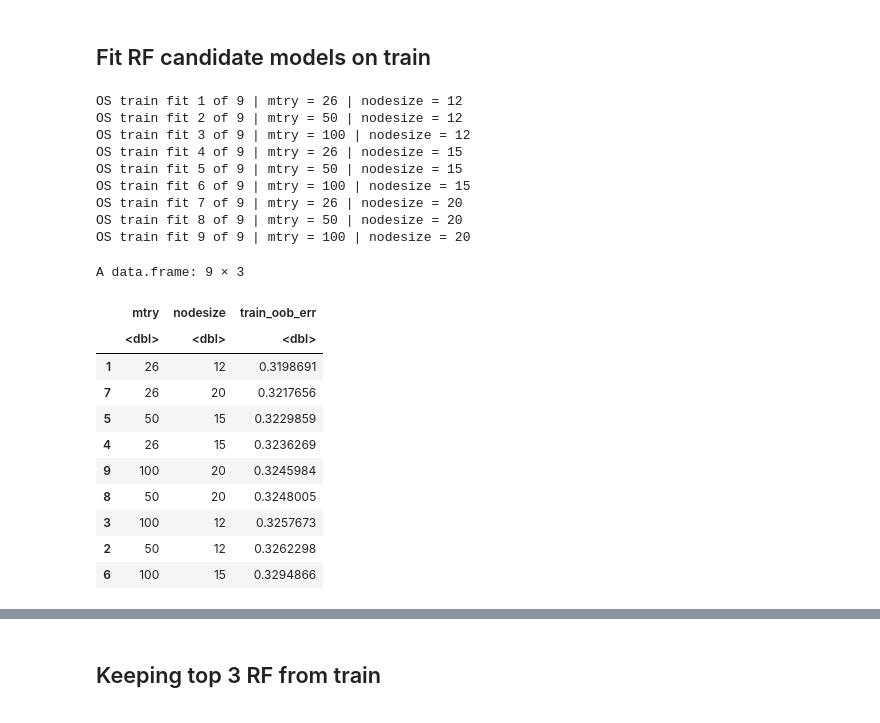
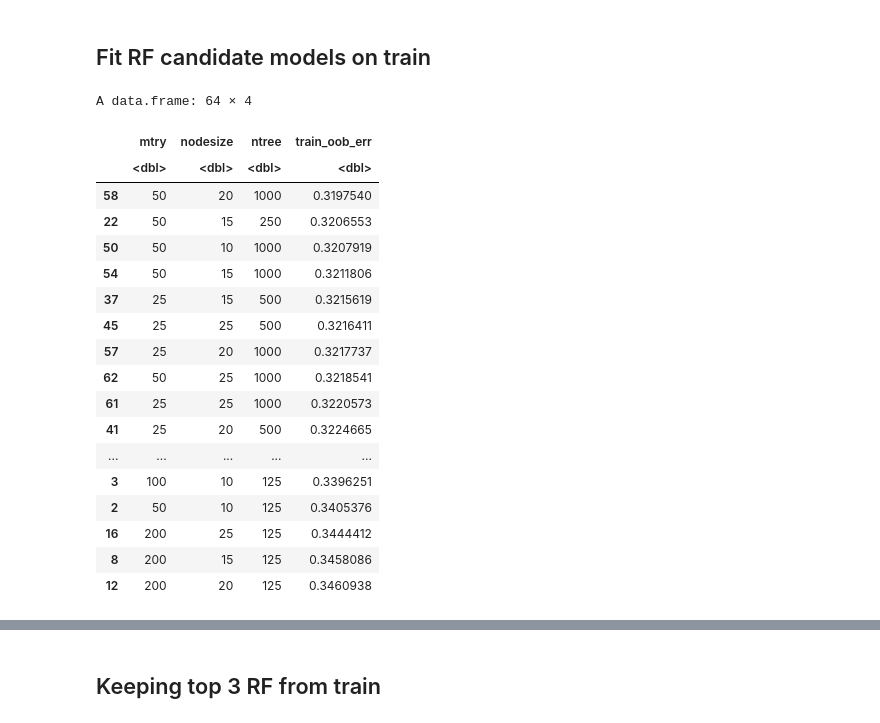
Before and after one commit to harrisdurrani/data_mining_project, a Jupyter notebook: Ensemble Tree Methods (R code).ipynb, the cells around one changed output, grey strips where cells are left out. Drawn from its saved outputs; the diff is of its cells as text; code cells hidden in the pictures.

```diff
--- a/Ensemble Tree Methods (R code).ipynb
+++ b/Ensemble Tree Methods (R code).ipynb
@@ -846,6 +854,8 @@ head(model_df_reduced)
 # %%
+# Hyperparameter grid for tuning
 rf_grid <- expand.grid(
-  mtry = c(26, 50, 100),
-  nodesize = c(12, 15, 20)
+  mtry = c(25, 50, 100, 200),
+  nodesize = c(10, 15, 20, 25),
+  ntree = c(125, 250, 500, 1000)
 )
 # %%
@@ -852,56 +863,54 @@ rf_grid <- expand.grid(
 os_rf_train_results <- data.frame()
 dfc_rf_train_results <- data.frame()
 # %%
+# Fit overall survival RF candidates on training data
 for (i in seq_len(nrow(rf_grid))) {
 
   current_rf_mtry <- rf_grid$mtry[i]
   current_rf_nodesize <- rf_grid$nodesize[i]
-
-  cat("OS train fit", i, "of", nrow(rf_grid),
-      "| mtry =", current_rf_mtry,
-      "| nodesize =", current_rf_nodesize, "\n")
+  current_rf_ntree <- rf_grid$ntree[i]
 
   os_rf_fit <- rfsrc(
     Surv(time, event) ~ .,
     data = os_train,
-    ntree = 500,
+    ntree = current_rf_ntree,
     mtry = current_rf_mtry,
     nodesize = current_rf_nodesize,
     importance = FALSE
   )
 
   os_rf_train_results <- rbind(
     os_rf_train_results,
     data.frame(
       mtry = current_rf_mtry,
       nodesize = current_rf_nodesize,
+      ntree = current_rf_ntree,
       train_oob_err = as.numeric(tail(os_rf_fit$err.rate, 1))
     )
   )
 }
 
+# Training OOB errors
 os_rf_train_results <- os_rf_train_results[order(os_rf_train_results$train_oob_err), ]
 os_rf_train_results
 # %% [output]
-OS train fit 1 of 9 | mtry = 26 | nodesize = 12
-OS train fit 2 of 9 | mtry = 50 | nodesize = 12
-OS train fit 3 of 9 | mtry = 100 | nodesize = 12
-OS train fit 4 of 9 | mtry = 26 | nodesize = 15
-OS train fit 5 of 9 | mtry = 50 | nodesize = 15
-OS train fit 6 of 9 | mtry = 100 | nodesize = 15
-OS train fit 7 of 9 | mtry = 26 | nodesize = 20
-OS train fit 8 of 9 | mtry = 50 | nodesize = 20
-OS train fit 9 of 9 | mtry = 100 | nodesize = 20
+A data.frame: 64 × 4
-A data.frame: 9 × 3
-|  | mtry | nodesize | train_oob_err |
-|  | <dbl> | <dbl> | <dbl> |
-| 1 | 26 | 12 | 0.3198691 |
-| 7 | 26 | 20 | 0.3217656 |
-| 5 | 50 | 15 | 0.3229859 |
-| 4 | 26 | 15 | 0.3236269 |
-| 9 | 100 | 20 | 0.3245984 |
-| 8 | 50 | 20 | 0.3248005 |
-| 3 | 100 | 12 | 0.3257673 |
-| 2 | 50 | 12 | 0.3262298 |
-| 6 | 100 | 15 | 0.3294866 |
+|  | mtry | nodesize | ntree | train_oob_err |
+|  | <dbl> | <dbl> | <dbl> | <dbl> |
+| 58 | 50 | 20 | 1000 | 0.3197540 |
+| 22 | 50 | 15 | 250 | 0.3206553 |
+| 50 | 50 | 10 | 1000 | 0.3207919 |
+| 54 | 50 | 15 | 1000 | 0.3211806 |
+| 37 | 25 | 15 | 500 | 0.3215619 |
+| 45 | 25 | 25 | 500 | 0.3216411 |
+| 57 | 25 | 20 | 1000 | 0.3217737 |
+| 62 | 50 | 25 | 1000 | 0.3218541 |
+| 61 | 25 | 25 | 1000 | 0.3220573 |
+| 41 | 25 | 20 | 500 | 0.3224665 |
+| ... | ... | ... | ... | ... |
+| 3 | 100 | 10 | 125 | 0.3396251 |
+| 2 | 50 | 10 | 125 | 0.3405376 |
+| 16 | 200 | 25 | 125 | 0.3444412 |
+| 8 | 200 | 15 | 125 | 0.3458086 |
+| 12 | 200 | 20 | 125 | 0.3460938 |
 # %%
```
Also changed, not shown: parts of 17 cells of this notebook, 1 other file.
